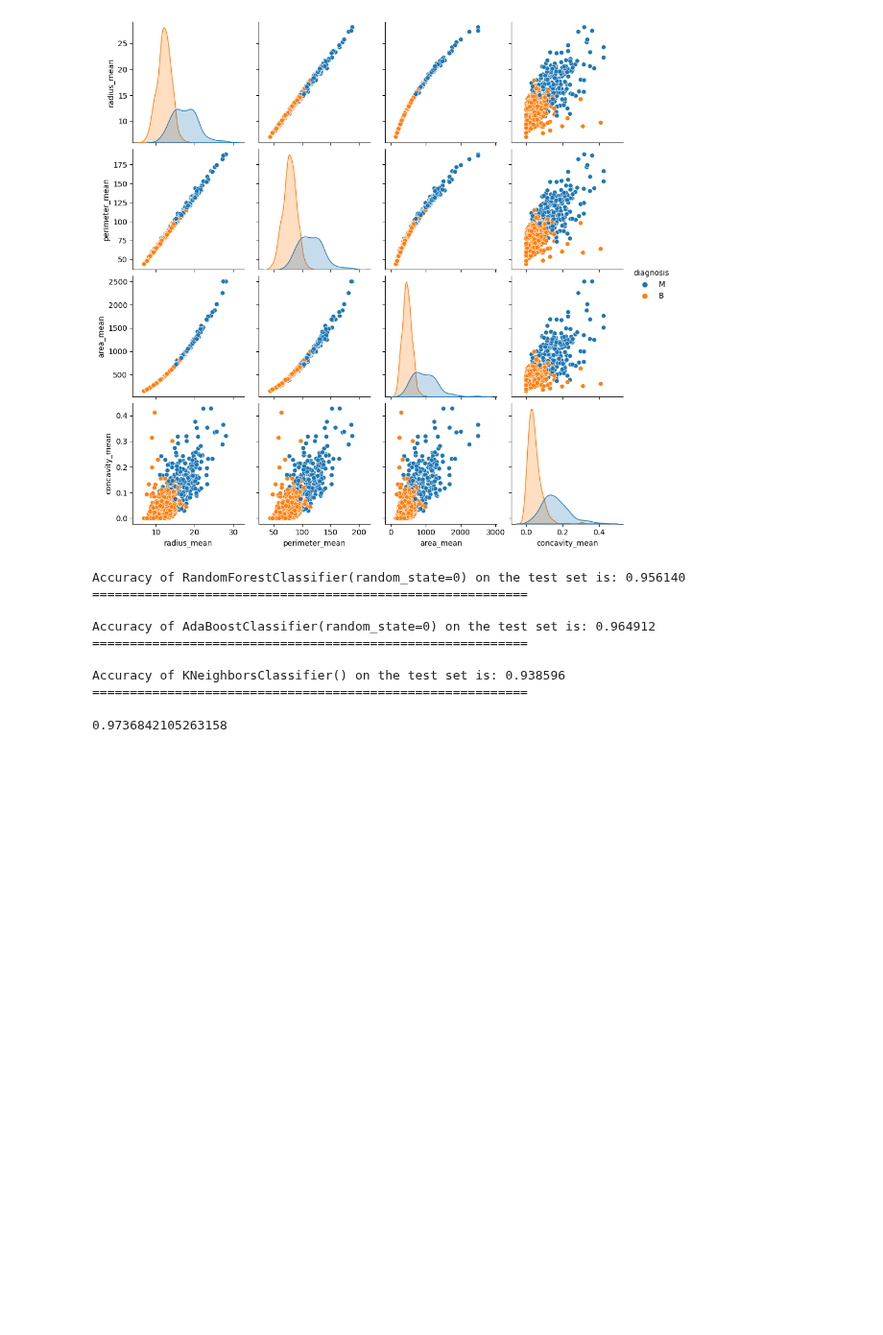
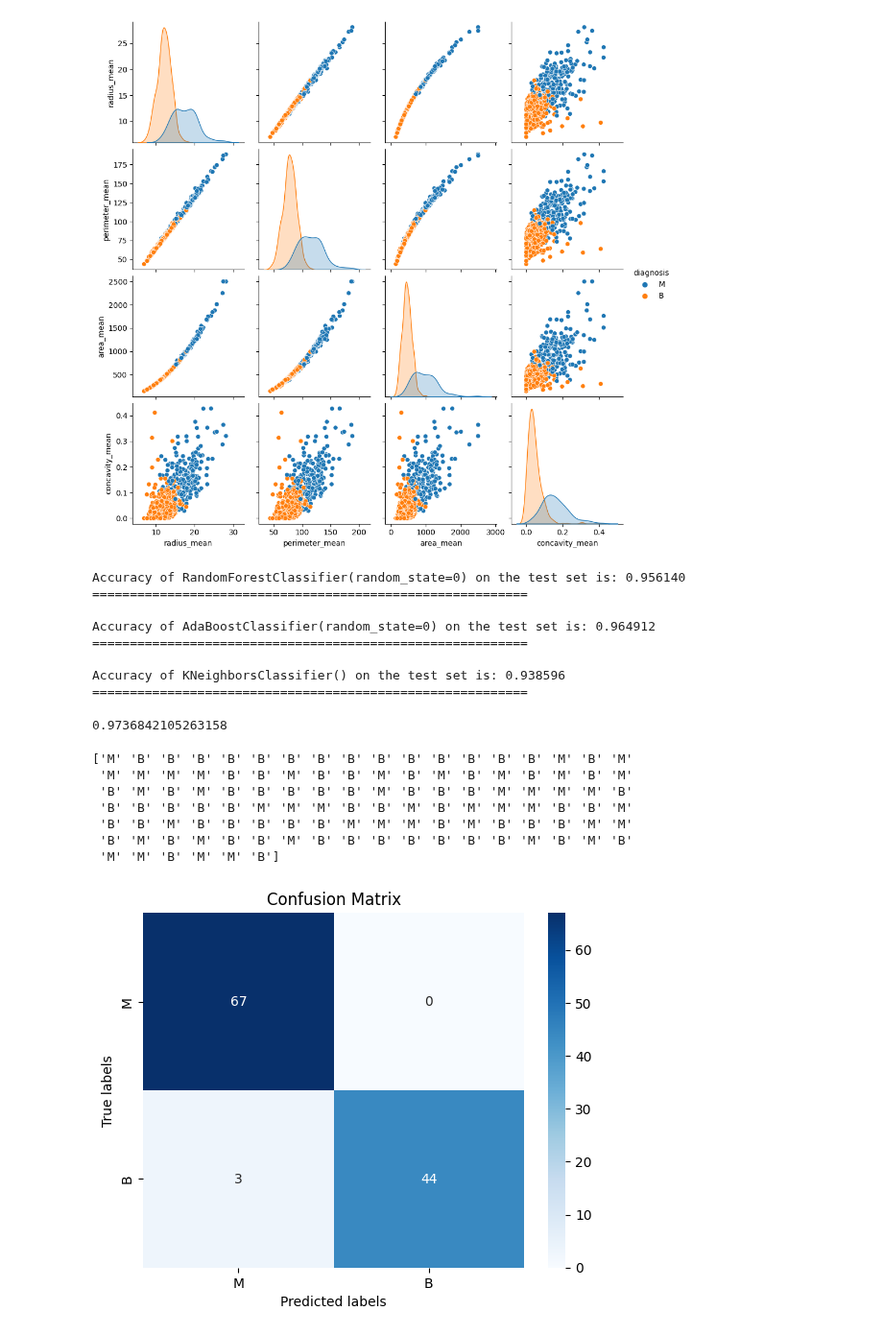
Before and after one commit to eskayML/breast_cancer, a Jupyter notebook: Breast Cancer Prediction.ipynb, the cells around one changed output. Shown at 96% size. Saved outputs shown, nothing was run; the diff lists cells and outputs as text; code cells hidden in the pictures; blank space fills up the shorter version.

Commit message:
add: confusion matrix

```diff
--- a/Breast Cancer Prediction.ipynb
+++ b/Breast Cancer Prediction.ipynb
@@ -104,3 +105,33 @@ model.score(X_test,y_test)
 0.9736842105263158
 # %%
 pickle.dump(model, open('breast_cancer_model.pkl', 'wb'))
+# %%
+
+# Generate the confusion matrix array using scikit-learn
+actual = y_test
+predicted = model.predict(X_test)
+
+cm = confusion_matrix(actual, predicted)
+
+# Define the class labels for the confusion matrix
+labels = ['M', 'B']
+
+# Plot the confusion matrix using seaborn
+sns.heatmap(cm, annot=True, cmap='Blues', xticklabels=labels, yticklabels=labels)
+
+# Add labels and title to the plot
+plt.xlabel('Predicted labels')
+plt.ylabel('True labels')
+plt.title('Confusion Matrix')
+
+# Show the plot
+plt.show()
+# %% [output]
+['M' 'B' 'B' 'B' 'B' 'B' 'B' 'B' 'B' 'B' 'B' 'B' 'B' 'B' 'B' 'M' 'B' 'M'
+ 'M' 'M' 'M' 'M' 'B' 'B' 'M' 'B' 'B' 'M' 'B' 'M' 'B' 'M' 'B' 'M' 'B' 'M'
+ 'B' 'M' 'B' 'M' 'B' 'B' 'B' 'B' 'B' 'M' 'B' 'B' 'B' 'M' 'M' 'M' 'M' 'B'
+ 'B' 'B' 'B' 'B' 'B' 'M' 'M' 'M' 'B' 'B' 'M' 'B' 'M' 'M' 'M' 'B' 'B' 'M'
+ 'B' 'B' 'M' 'B' 'B' 'B' 'B' 'B' 'M' 'M' 'M' 'B' 'M' 'B' 'B' 'B' 'M' 'M'
+ 'B' 'M' 'B' 'M' 'B' 'B' 'M' 'B' 'B' 'B' 'B' 'B' 'B' 'B' 'M' 'B' 'M' 'B'
+ 'M' 'M' 'B' 'M' 'M' 'B']
+[figure, added]
```
Also changed, not shown: parts of 2 cells of this notebook, 2 other files.
